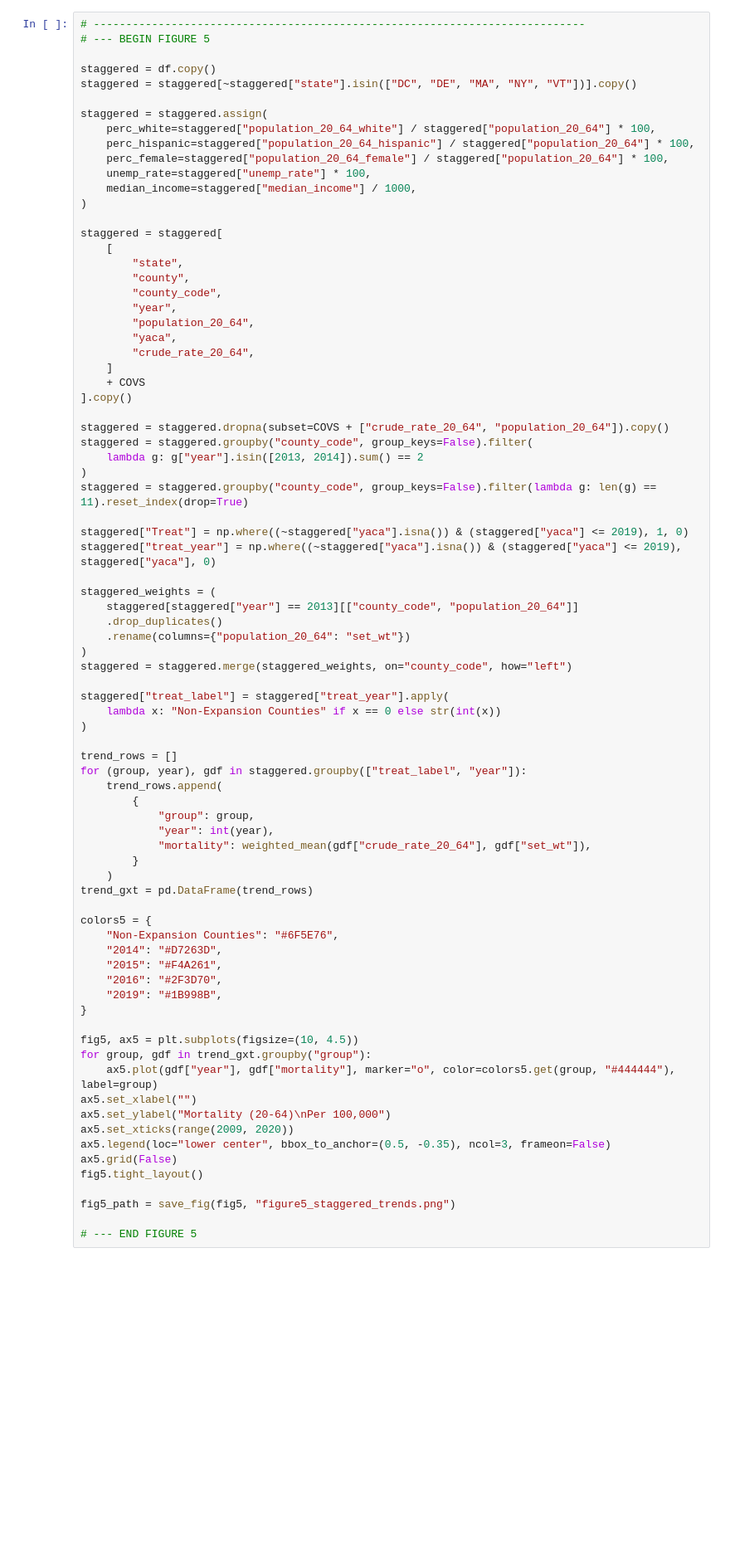
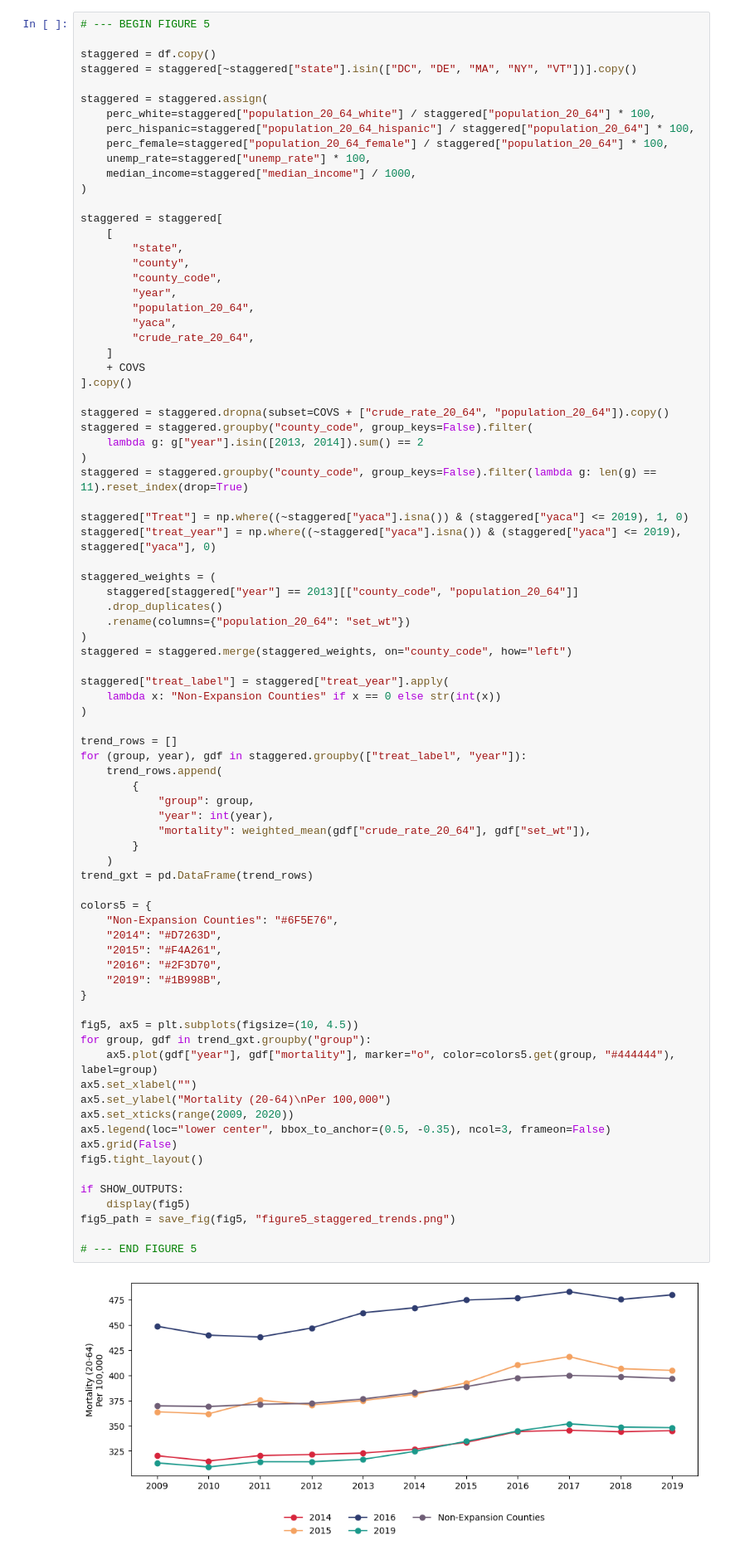
Before and after one commit to gsaco/replication-csdid, a Jupyter notebook: python_replication_jupytext.ipynb, the cells around one changed output. Shown at 83% size. Drawn from its saved outputs; the diff is of its cells as text; blank space fills up the shorter version.

```diff
--- a/python_replication_jupytext.ipynb
+++ b/python_replication_jupytext.ipynb
@@ -940,5 +1056,4 @@ fig4_path = save_fig(fig4, "figure4_event_study_covariates.png")
 # %%
-# ----------------------------------------------------------------------------
 # --- BEGIN FIGURE 5
 
 staggered = df.copy()
@@ -990,30 +1105,34 @@ for (group, year), gdf in staggered.groupby(["treat_label", "year"]):
     trend_rows.append(
         {
             "group": group,
             "year": int(year),
             "mortality": weighted_mean(gdf["crude_rate_20_64"], gdf["set_wt"]),
         }
     )
 trend_gxt = pd.DataFrame(trend_rows)
 
 colors5 = {
     "Non-Expansion Counties": "#6F5E76",
     "2014": "#D7263D",
     "2015": "#F4A261",
     "2016": "#2F3D70",
     "2019": "#1B998B",
 }
 
 fig5, ax5 = plt.subplots(figsize=(10, 4.5))
 for group, gdf in trend_gxt.groupby("group"):
     ax5.plot(gdf["year"], gdf["mortality"], marker="o", color=colors5.get(group, "#444444"), label=group)
 ax5.set_xlabel("")
 ax5.set_ylabel("Mortality (20-64)\nPer 100,000")
 ax5.set_xticks(range(2009, 2020))
 ax5.legend(loc="lower center", bbox_to_anchor=(0.5, -0.35), ncol=3, frameon=False)
 ax5.grid(False)
 fig5.tight_layout()
 
+if SHOW_OUTPUTS:
+    display(fig5)
 fig5_path = save_fig(fig5, "figure5_staggered_trends.png")
 
 # --- END FIGURE 5
+# %% [output]
+[figure, added]
```
Also changed, not shown: parts of 61 cells of this notebook, 15 other files.
